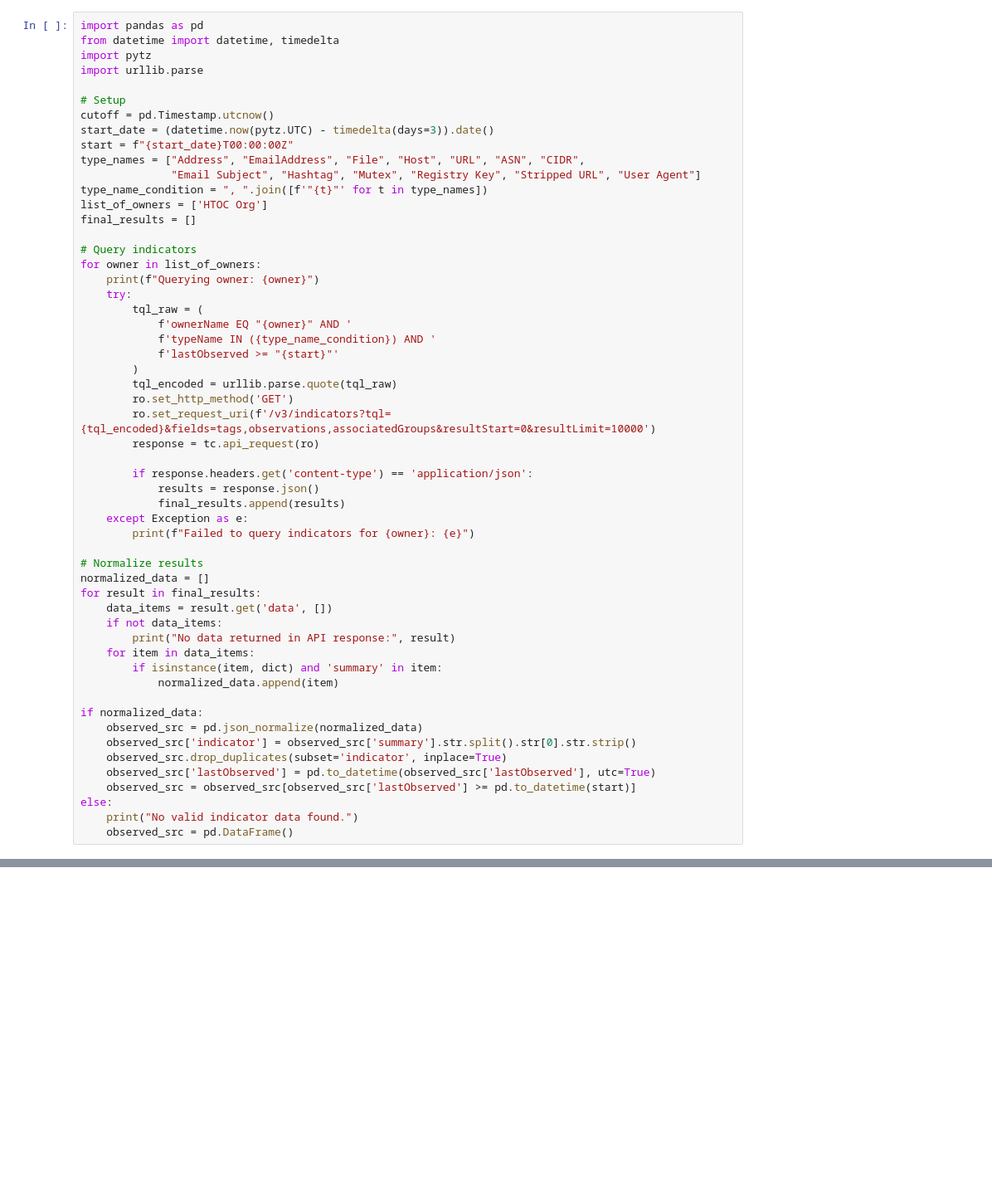
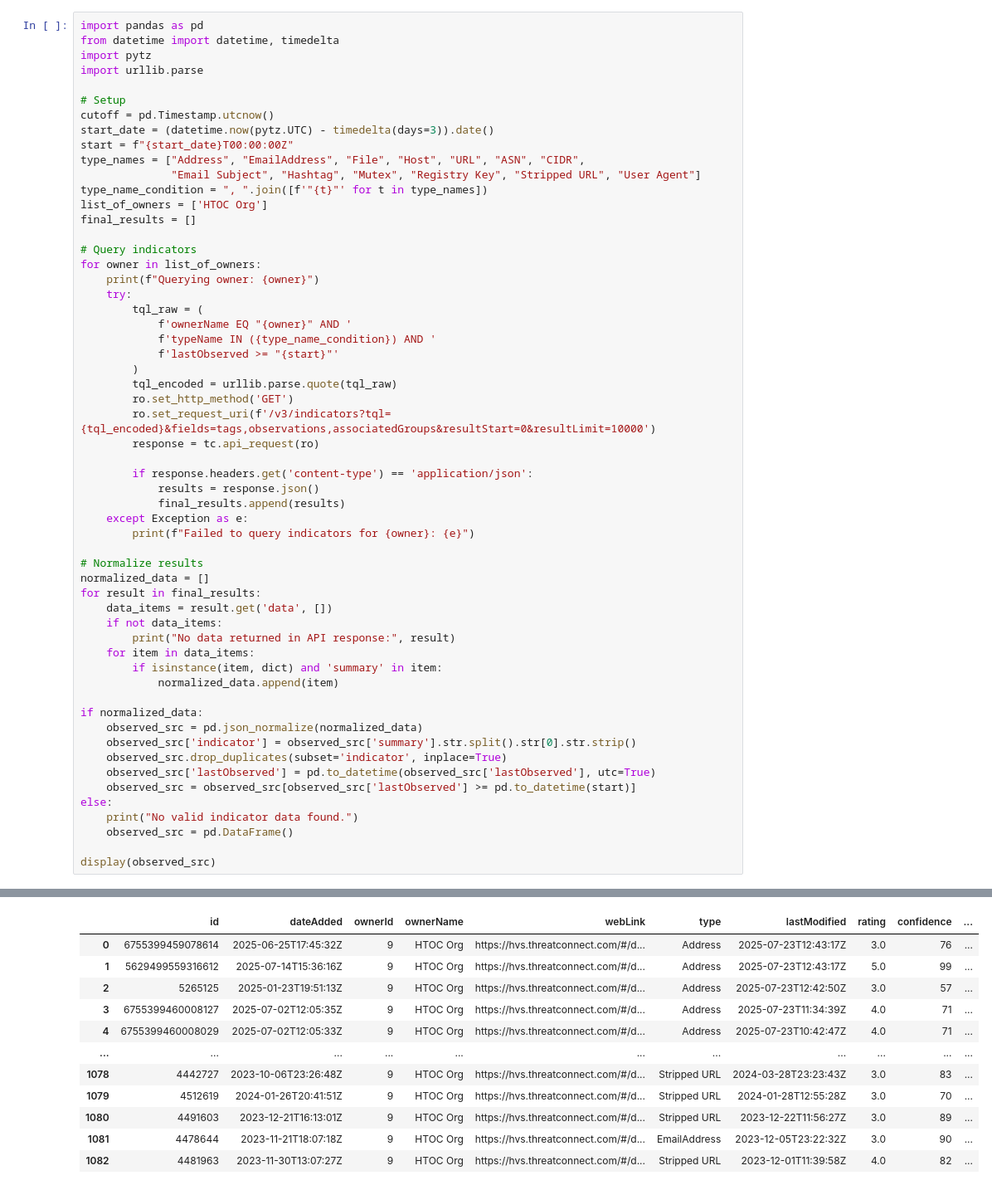
Before and after one commit to jaytlinaskew-OIS/HTOC, a Jupyter notebook: notebooks/ThreatAssessment Scoring/ThreatAssessScoring.ipynb, the cells around one changed output, grey strips where cells are left out. Shown at 83% size. Saved outputs shown, nothing was run; the diff lists cells and outputs as text; blank space fills up the shorter version.

```diff
--- a/notebooks/ThreatAssessment Scoring/ThreatAssessScoring.ipynb
+++ b/notebooks/ThreatAssessment Scoring/ThreatAssessScoring.ipynb
@@ -92,30 +92,44 @@ for owner in list_of_owners:
         ro.set_request_uri(f'/v3/indicators?tql={tql_encoded}&fields=tags,observations,associatedGroups&resultStart=0&resultLimit=10000')
         response = tc.api_request(ro)
 
         if response.headers.get('content-type') == 'application/json':
             results = response.json()
             final_results.append(results)
     except Exception as e:
         print(f"Failed to query indicators for {owner}: {e}")
 
 # Normalize results
 normalized_data = []
 for result in final_results:
     data_items = result.get('data', [])
     if not data_items:
         print("No data returned in API response:", result)
     for item in data_items:
         if isinstance(item, dict) and 'summary' in item:
             normalized_data.append(item)
 
 if normalized_data:
     observed_src = pd.json_normalize(normalized_data)
     observed_src['indicator'] = observed_src['summary'].str.split().str[0].str.strip()
     observed_src.drop_duplicates(subset='indicator', inplace=True)
     observed_src['lastObserved'] = pd.to_datetime(observed_src['lastObserved'], utc=True)
     observed_src = observed_src[observed_src['lastObserved'] >= pd.to_datetime(start)]
 else:
     print("No valid indicator data found.")
     observed_src = pd.DataFrame()
+
+display(observed_src)
 # %% [output]
 Querying owner: HTOC Org
+|  | id | dateAdded | ownerId | ownerName | webLink | type | lastModified | rating | confidence | ... |
+| 0 | 6755399459078614 | 2025-06-25T17:45:32Z | 9 | HTOC Org | https://hvs.threatconnect.com/#/d... | Address | 2025-07-23T12:43:17Z | 3.0 | 76 | ... |
+| 1 | 5629499559316612 | 2025-07-14T15:36:16Z | 9 | HTOC Org | https://hvs.threatconnect.com/#/d... | Address | 2025-07-23T12:43:17Z | 5.0 | 99 | ... |
+| 2 | 5265125 | 2025-01-23T19:51:13Z | 9 | HTOC Org | https://hvs.threatconnect.com/#/d... | Address | 2025-07-23T12:42:50Z | 3.0 | 57 | ... |
+| 3 | 6755399460008127 | 2025-07-02T12:05:35Z | 9 | HTOC Org | https://hvs.threatconnect.com/#/d... | Address | 2025-07-23T11:34:39Z | 4.0 | 71 | ... |
+| 4 | 6755399460008029 | 2025-07-02T12:05:33Z | 9 | HTOC Org | https://hvs.threatconnect.com/#/d... | Address | 2025-07-23T10:42:47Z | 4.0 | 71 | ... |
+| ... | ... | ... | ... | ... | ... | ... | ... | ... | ... | ... |
+| 1078 | 4442727 | 2023-10-06T23:26:48Z | 9 | HTOC Org | https://hvs.threatconnect.com/#/d... | Stripped URL | 2024-03-28T23:23:43Z | 3.0 | 83 | ... |
+| 1079 | 4512619 | 2024-01-26T20:41:51Z | 9 | HTOC Org | https://hvs.threatconnect.com/#/d... | Stripped URL | 2024-01-28T12:55:28Z | 3.0 | 70 | ... |
+| 1080 | 4491603 | 2023-12-21T16:13:01Z | 9 | HTOC Org | https://hvs.threatconnect.com/#/d... | Stripped URL | 2023-12-22T11:56:27Z | 3.0 | 89 | ... |
+| 1081 | 4478644 | 2023-11-21T18:07:18Z | 9 | HTOC Org | https://hvs.threatconnect.com/#/d... | EmailAddress | 2023-12-05T23:22:32Z | 3.0 | 90 | ... |
+| 1082 | 4481963 | 2023-11-30T13:07:27Z | 9 | HTOC Org | https://hvs.threatconnect.com/#/d... | Stripped URL | 2023-12-01T11:39:58Z | 4.0 | 82 | ... |
```
Also changed, not shown: parts of 9 cells of this notebook, 8 other files.
